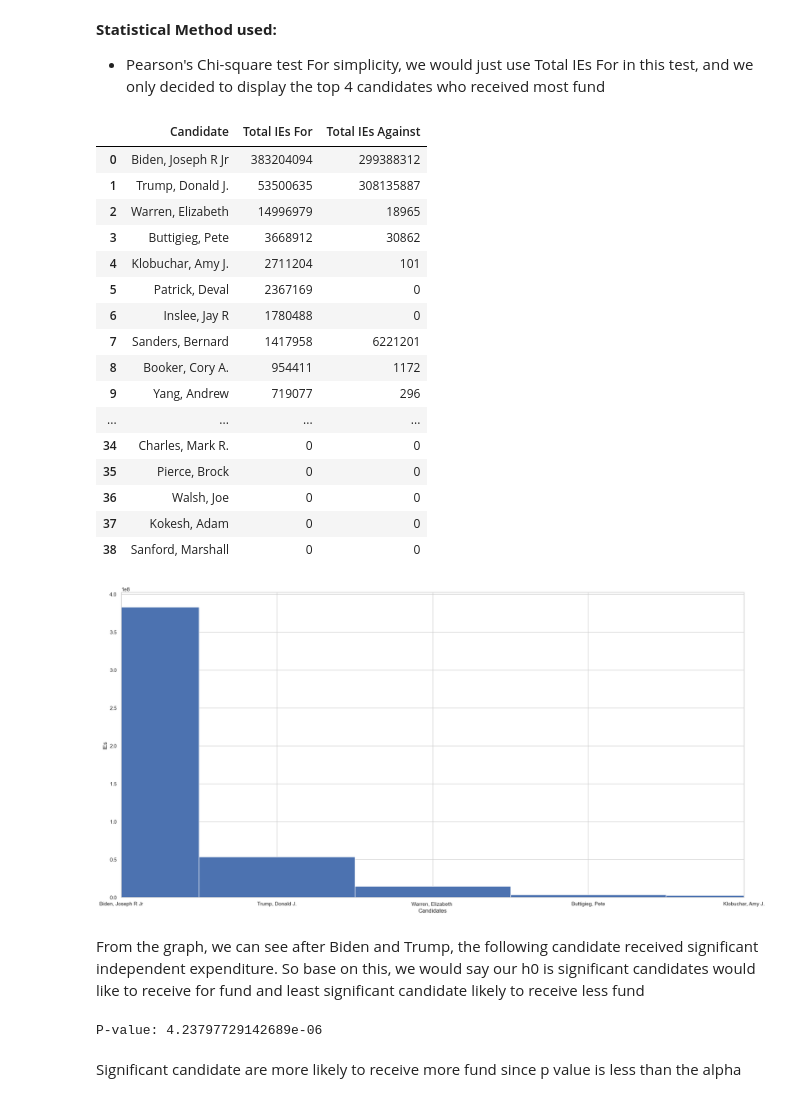
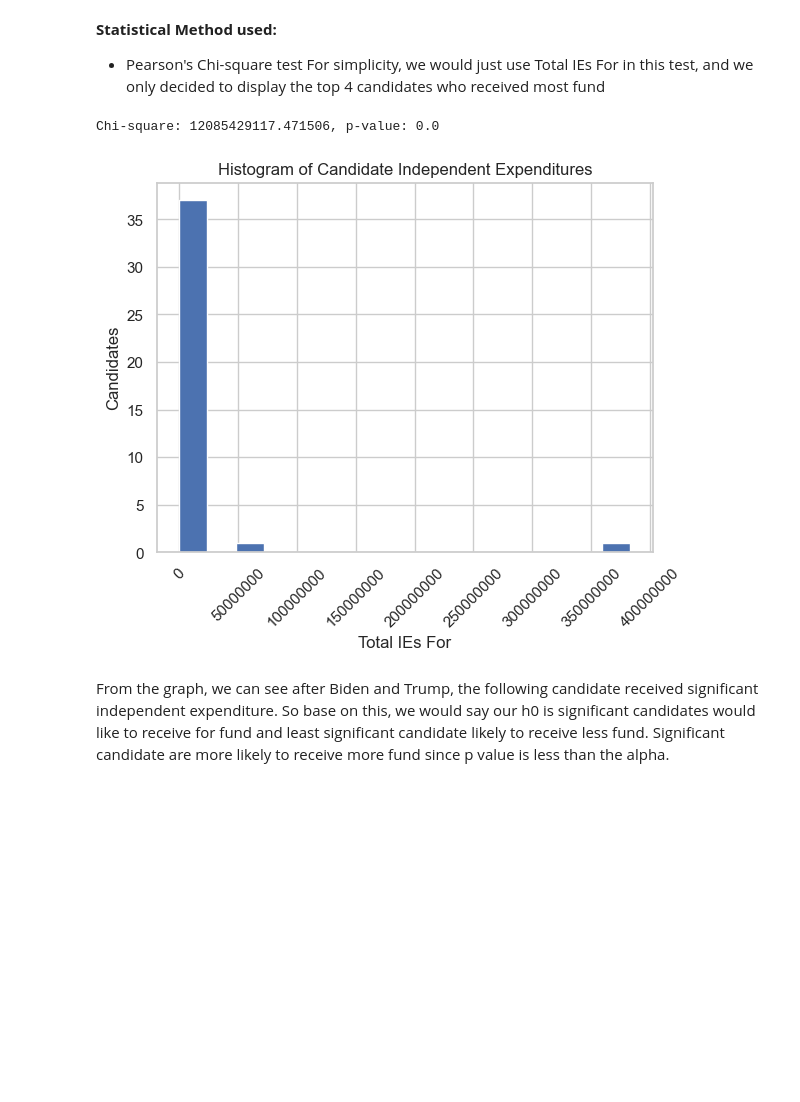
Before and after one commit to 9t8/cmsc320_project, a Jupyter notebook: checkpoint_2.ipynb, the cells around one changed output. Drawn from its saved outputs; the diff is of its cells as text; code cells hidden in the pictures; blank space fills up the shorter version.

```diff
--- a/checkpoint_2.ipynb
+++ b/checkpoint_2.ipynb
@@ -369,49 +369,16 @@ In most of the cases where the voter turnout is high, the population density is
 - Pearson's Chi-square test
 For simplicity, we would just use Total IEs For in this test, and we only decided to display the top 4 candidates who received most fund
 # %%
-display(independent_expenditure)
-independent_expenditure = independent_expenditure[["Candidate", "Total IEs For"]]
-plt.figure(figsize=(20, 10))
-plt.bar(
-    independent_expenditure["Candidate"],
-    independent_expenditure["Total IEs For"],
-    width=1,
-)
-plt.xlabel("Candidates")
-plt.ylabel("IEs")
-plt.xlim(0, 4)
-plt.tight_layout()
-plt.show()
+x2, p = chisquare(independent_expenditure["Total IEs For"])
+print(f"Chi-square: {x2}, p-value: {p}")
+
+ax = independent_expenditure["Total IEs For"].hist(bins=16, xrot=45)
+ax.set_xlabel("Total IEs For")
+ax.set_ylabel("Candidates")
+ax.set_title("Histogram of Candidate Independent Expenditures")
+ax.ticklabel_format(style="plain")
 # %% [output]
-|  | Candidate | Total IEs For | Total IEs Against |
-| 0 | Biden, Joseph R Jr | 383204094 | 299388312 |
-| 1 | Trump, Donald J. | 53500635 | 308135887 |
-| 2 | Warren, Elizabeth | 14996979 | 18965 |
-| 3 | Buttigieg, Pete | 3668912 | 30862 |
-| 4 | Klobuchar, Amy J. | 2711204 | 101 |
-| 5 | Patrick, Deval | 2367169 | 0 |
-| 6 | Inslee, Jay R | 1780488 | 0 |
-| 7 | Sanders, Bernard | 1417958 | 6221201 |
-| 8 | Booker, Cory A. | 954411 | 1172 |
-| 9 | Yang, Andrew | 719077 | 296 |
-| ... | ... | ... | ... |
-| 34 | Charles, Mark R. | 0 | 0 |
-| 35 | Pierce, Brock | 0 | 0 |
-| 36 | Walsh, Joe | 0 | 0 |
-| 37 | Kokesh, Adam | 0 | 0 |
-| 38 | Sanford, Marshall | 0 | 0 |
+Chi-square: 12085429117.471506, p-value: 0.0
-[figure, old version]
+[figure, new version]
 # %% [markdown]
-From the graph, we can see after Biden and Trump, the following candidate received significant independent expenditure. So base on this, we would say our h0 is significant candidates would like to receive for fund and least significant candidate likely to receive less fund
+From the graph, we can see after Biden and Trump, the following candidate received significant independent expenditure. So base on this, we would say our h0 is significant candidates would like to receive for fund and least significant candidate likely to receive less fund. Significant candidate are more likely to receive more fund since p value is less than the alpha.
-# %%
-df = independent_expenditure.copy()
-signifs = ["Biden, Joseph R Jr", "Trump, Donald J."]
-df["Group"] = np.where(df["Candidate"].isin(signifs), "Top2", "Others")
-df["SpendCat"] = df["Total IEs For"].apply(lambda x: "High" if x > 20000000 else "Low")
-table = pd.crosstab(df["Group"], df["SpendCat"])
-chi2, p_value, dof, expected = chi2_contingency(table)
-print(f"P-value: {p_value}")
-# %% [output]
-P-value: 4.23797729142689e-06
-# %% [markdown]
-Significant candidate are more likely to receive more fund since p value is less than the alpha
```
Also changed, not shown: parts of 1 cell of this notebook.
